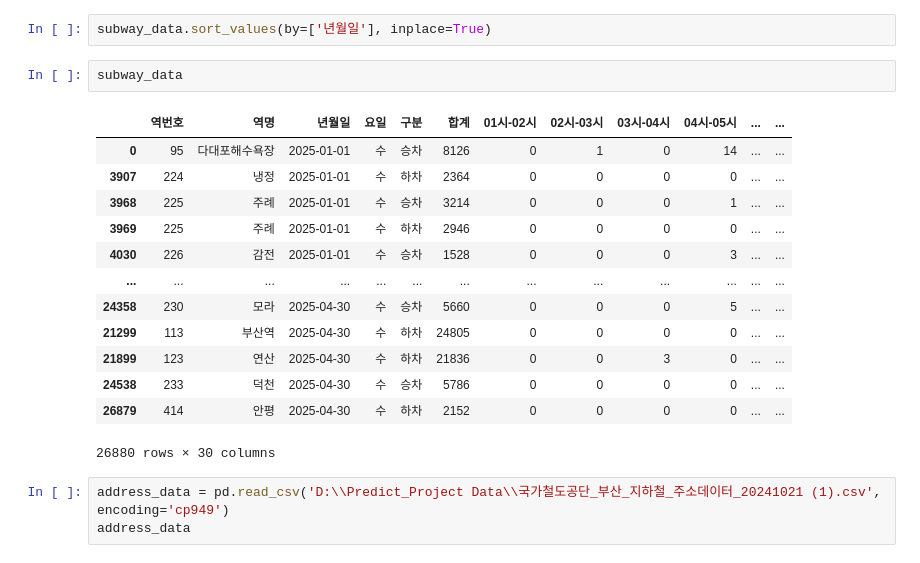
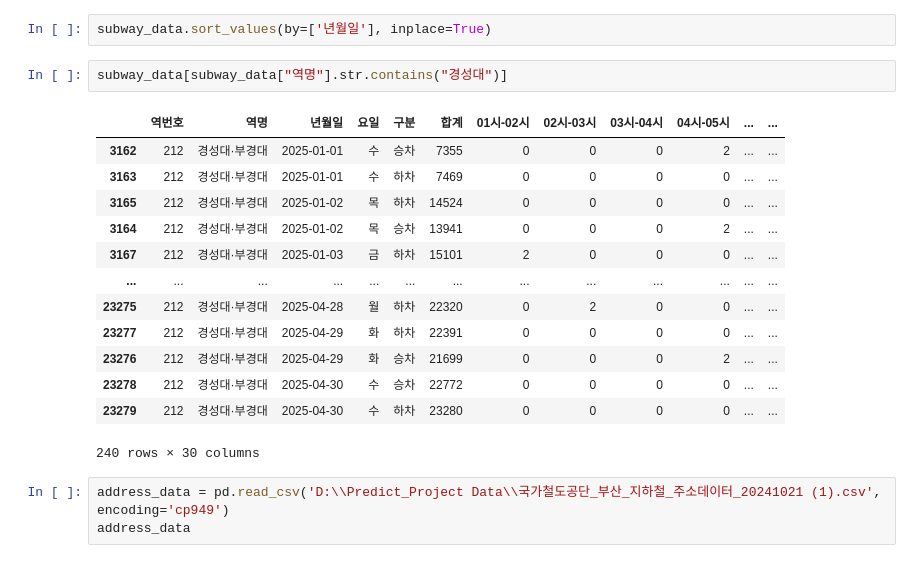
Before and after one commit to scholar-star/Predict_Project-Data, a Jupyter notebook: data_processing.ipynb, the cells around one changed output. Saved outputs shown, nothing was run; the diff lists cells and outputs as text.

```diff
--- a/data_processing.ipynb
+++ b/data_processing.ipynb
@@ -21,21 +21,21 @@ subway_data
 # %%
 subway_data.sort_values(by=['년월일'], inplace=True)
 # %%
-subway_data
+subway_data[subway_data["역명"].str.contains("경성대")]
 # %% [output]
 |  | 역번호 | 역명 | 년월일 | 요일 | 구분 | 합계 | 01시-02시 | 02시-03시 | 03시-04시 | 04시-05시 | ... | ... |
-| 0 | 95 | 다대포해수욕장 | 2025-01-01 | 수 | 승차 | 8126 | 0 | 1 | 0 | 14 | ... | ... |
-| 3907 | 224 | 냉정 | 2025-01-01 | 수 | 하차 | 2364 | 0 | 0 | 0 | 0 | ... | ... |
-| 3968 | 225 | 주례 | 2025-01-01 | 수 | 승차 | 3214 | 0 | 0 | 0 | 1 | ... | ... |
-| 3969 | 225 | 주례 | 2025-01-01 | 수 | 하차 | 2946 | 0 | 0 | 0 | 0 | ... | ... |
-| 4030 | 226 | 감전 | 2025-01-01 | 수 | 승차 | 1528 | 0 | 0 | 0 | 3 | ... | ... |
+| 3162 | 212 | 경성대·부경대 | 2025-01-01 | 수 | 승차 | 7355 | 0 | 0 | 0 | 2 | ... | ... |
+| 3163 | 212 | 경성대·부경대 | 2025-01-01 | 수 | 하차 | 7469 | 0 | 0 | 0 | 0 | ... | ... |
+| 3165 | 212 | 경성대·부경대 | 2025-01-02 | 목 | 하차 | 14524 | 0 | 0 | 0 | 0 | ... | ... |
+| 3164 | 212 | 경성대·부경대 | 2025-01-02 | 목 | 승차 | 13941 | 0 | 0 | 0 | 2 | ... | ... |
+| 3167 | 212 | 경성대·부경대 | 2025-01-03 | 금 | 하차 | 15101 | 2 | 0 | 0 | 0 | ... | ... |
 | ... | ... | ... | ... | ... | ... | ... | ... | ... | ... | ... | ... | ... |
-| 24358 | 230 | 모라 | 2025-04-30 | 수 | 승차 | 5660 | 0 | 0 | 0 | 5 | ... | ... |
-| 21299 | 113 | 부산역 | 2025-04-30 | 수 | 하차 | 24805 | 0 | 0 | 0 | 0 | ... | ... |
-| 21899 | 123 | 연산 | 2025-04-30 | 수 | 하차 | 21836 | 0 | 0 | 3 | 0 | ... | ... |
-| 24538 | 233 | 덕천 | 2025-04-30 | 수 | 승차 | 5786 | 0 | 0 | 0 | 0 | ... | ... |
-| 26879 | 414 | 안평 | 2025-04-30 | 수 | 하차 | 2152 | 0 | 0 | 0 | 0 | ... | ... |
+| 23275 | 212 | 경성대·부경대 | 2025-04-28 | 월 | 하차 | 22320 | 0 | 2 | 0 | 0 | ... | ... |
+| 23277 | 212 | 경성대·부경대 | 2025-04-29 | 화 | 하차 | 22391 | 0 | 0 | 0 | 0 | ... | ... |
+| 23276 | 212 | 경성대·부경대 | 2025-04-29 | 화 | 승차 | 21699 | 0 | 0 | 0 | 2 | ... | ... |
+| 23278 | 212 | 경성대·부경대 | 2025-04-30 | 수 | 승차 | 22772 | 0 | 0 | 0 | 0 | ... | ... |
+| 23279 | 212 | 경성대·부경대 | 2025-04-30 | 수 | 하차 | 23280 | 0 | 0 | 0 | 0 | ... | ... |
-26880 rows × 30 columns
+240 rows × 30 columns
 # %%
 address_data = pd.read_csv('D:\\Predict_Project Data\\국가철도공단_부산_지하철_주소데이터_20241021 (1).csv', encoding='cp949')
 address_data
```
Also changed, not shown: parts of 6 cells of this notebook, 1 other file.
